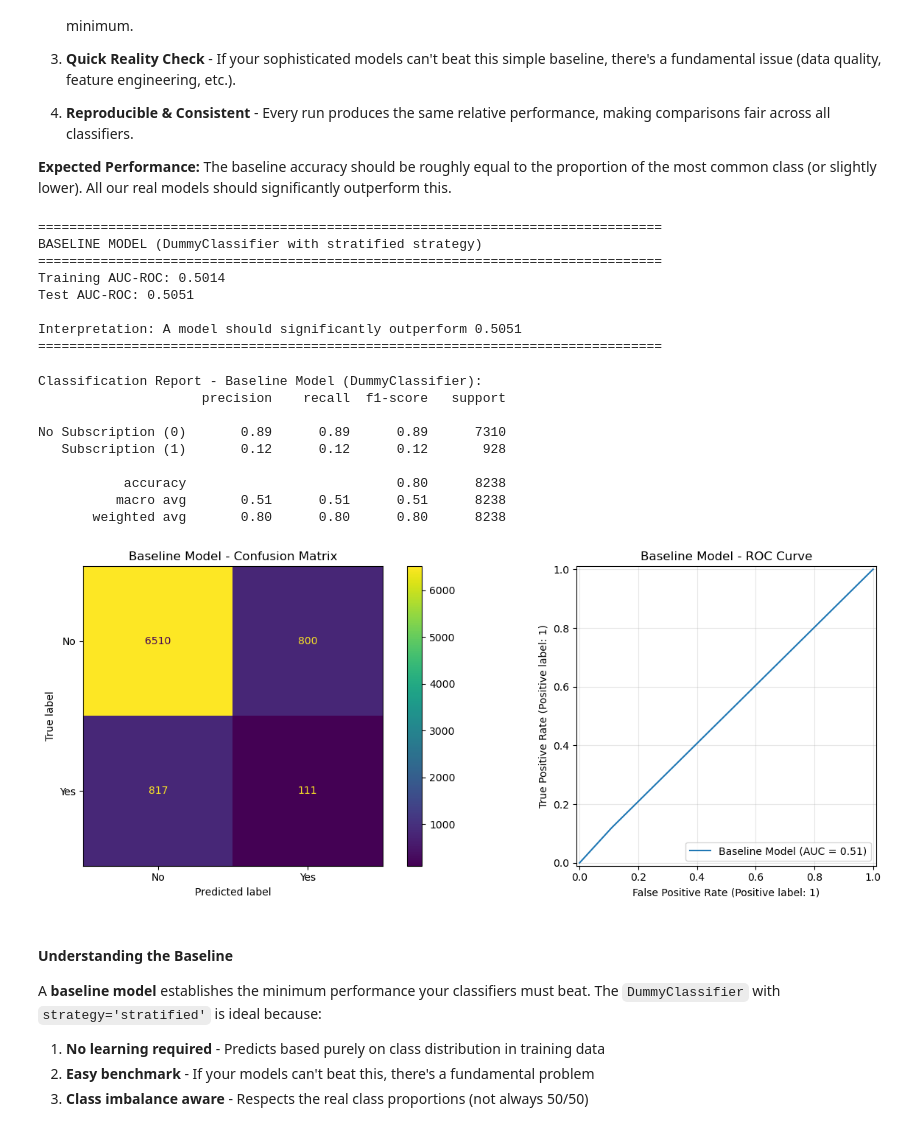
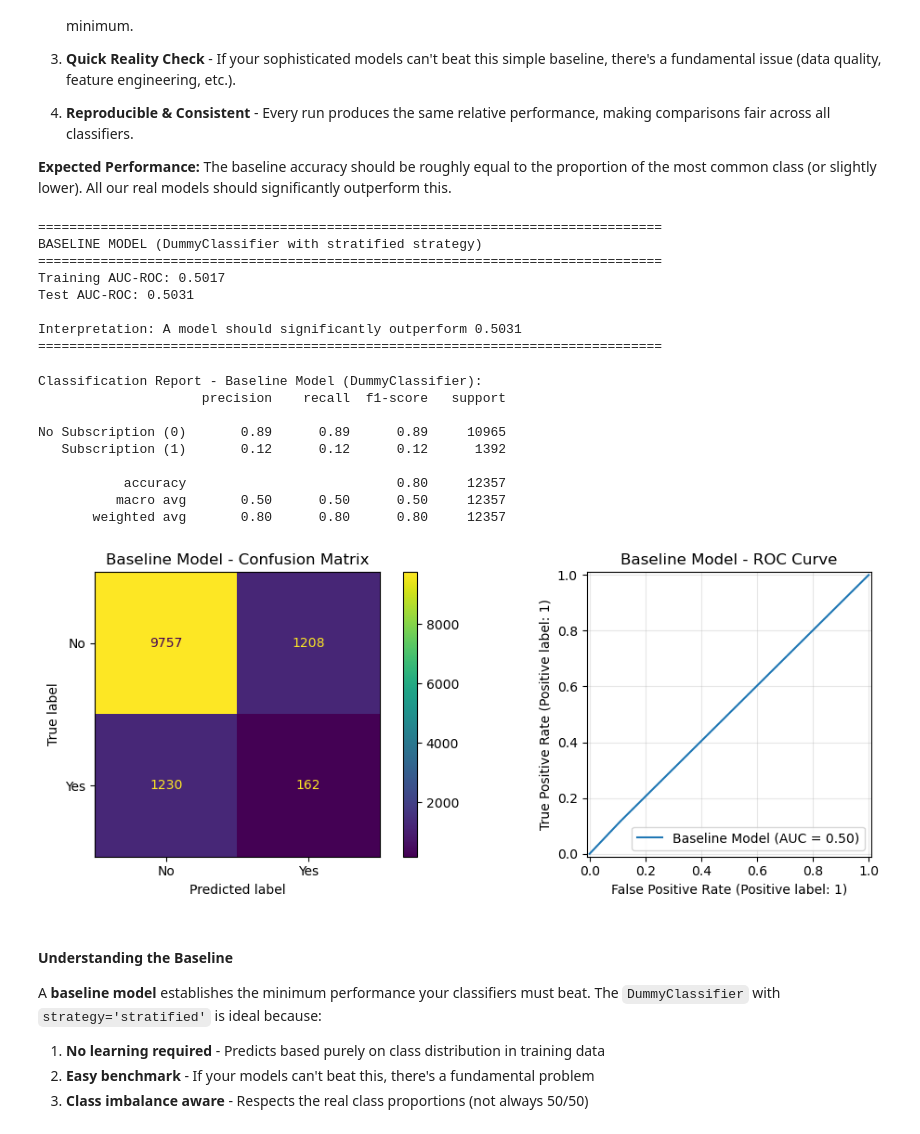
Before and after one commit to karthikmurs/classifiers_comparision, a Jupyter notebook: prompt_III.ipynb, the cells around one changed output. Cells and saved outputs as stored; diff of their text form; code cells hidden in the pictures.

Commit message:
Added other models; Added readme

```diff
--- a/prompt_III.ipynb
+++ b/prompt_III.ipynb
@@ -254,7 +254,7 @@ import time
 # %%
 # Train/Test Split (BEFORE preprocessing to avoid data leakage)
 X_train, X_test, y_train, y_test = train_test_split(
-    X, y, test_size=0.2, random_state=42, stratify=y
+    X, y, test_size=0.3, random_state=42, stratify=y
 )
 
 print(f"Training set size: {X_train.shape[0]}")
@@ -354,50 +354,50 @@ print("="*80)
 ================================================================================
 BASELINE MODEL (DummyClassifier with stratified strategy)
 ================================================================================
-Training AUC-ROC: 0.5014
-Test AUC-ROC: 0.5051
+Training AUC-ROC: 0.5017
+Test AUC-ROC: 0.5031
 
-Interpretation: A model should significantly outperform 0.5051
+Interpretation: A model should significantly outperform 0.5031
 ================================================================================
 # %%
 # Score the Baseline Model
 # Display classification report, confusion matrix, and ROC curve for baseline
 
 y_pred_baseline = baseline.predict(X_test_processed)
 y_pred_proba_baseline = baseline.predict_proba(X_test_processed)[:, 1]
 
 print("Classification Report - Baseline Model (DummyClassifier):")
 print(classification_report(y_test, y_pred_baseline, target_names=['No Subscription (0)', 'Subscription (1)']))
 
 # Create figure with subplots
-fig, axes = plt.subplots(1, 2, figsize=(14, 5))
+fig, axes = plt.subplots(1, 2, figsize=(11, 4))
 
 # Confusion Matrix
 cm_baseline = confusion_matrix(y_test, y_pred_baseline)
 disp_cm_baseline = ConfusionMatrixDisplay(confusion_matrix=cm_baseline, display_labels=['No', 'Yes'])
 disp_cm_baseline.plot(ax=axes[0])
 axes[0].set_title('Baseline Model - Confusion Matrix')
 
 # ROC Curve
 RocCurveDisplay.from_estimator(
     baseline, X_test_processed, y_test, ax=axes[1], name='Baseline Model'
 )
 axes[1].set_title('Baseline Model - ROC Curve')
 axes[1].grid(True, alpha=0.3)
 
 plt.tight_layout()
 plt.show()
 # %% [output]
 Classification Report - Baseline Model (DummyClassifier):
                      precision    recall  f1-score   support
 
-No Subscription (0)       0.89      0.89      0.89      7310
-   Subscription (1)       0.12      0.12      0.12       928
+No Subscription (0)       0.89      0.89      0.89     10965
+   Subscription (1)       0.12      0.12      0.12      1392
 
-           accuracy                           0.80      8238
-          macro avg       0.51      0.51      0.51      8238
-       weighted avg       0.80      0.80      0.80      8238
+           accuracy                           0.80     12357
+          macro avg       0.50      0.50      0.50     12357
+       weighted avg       0.80      0.80      0.80     12357
-[figure, old version]
+[figure, new version]
 # %% [markdown]
 #### Understanding the Baseline
 
```
Also changed, not shown: parts of 15 cells of this notebook, 1 other file.
